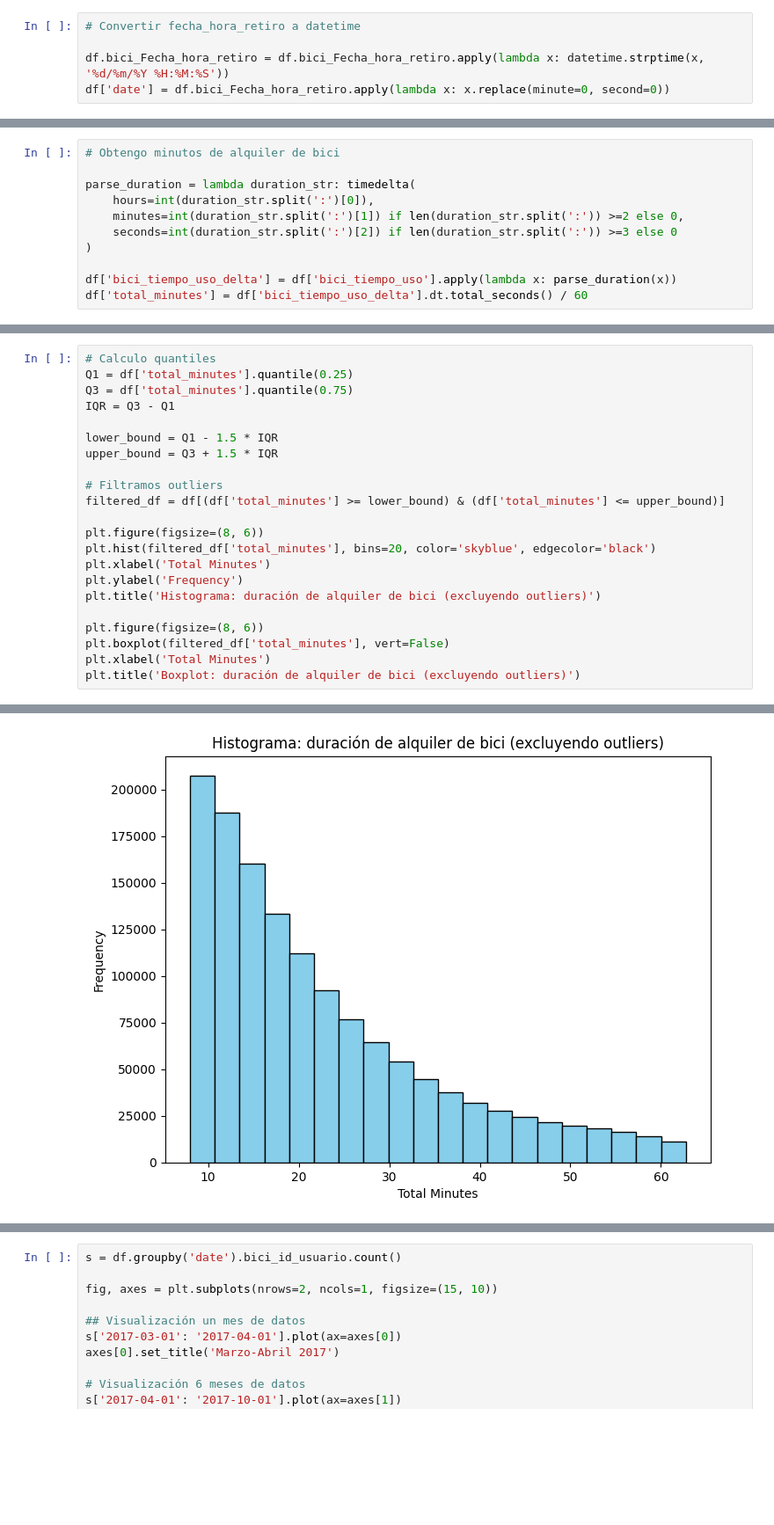
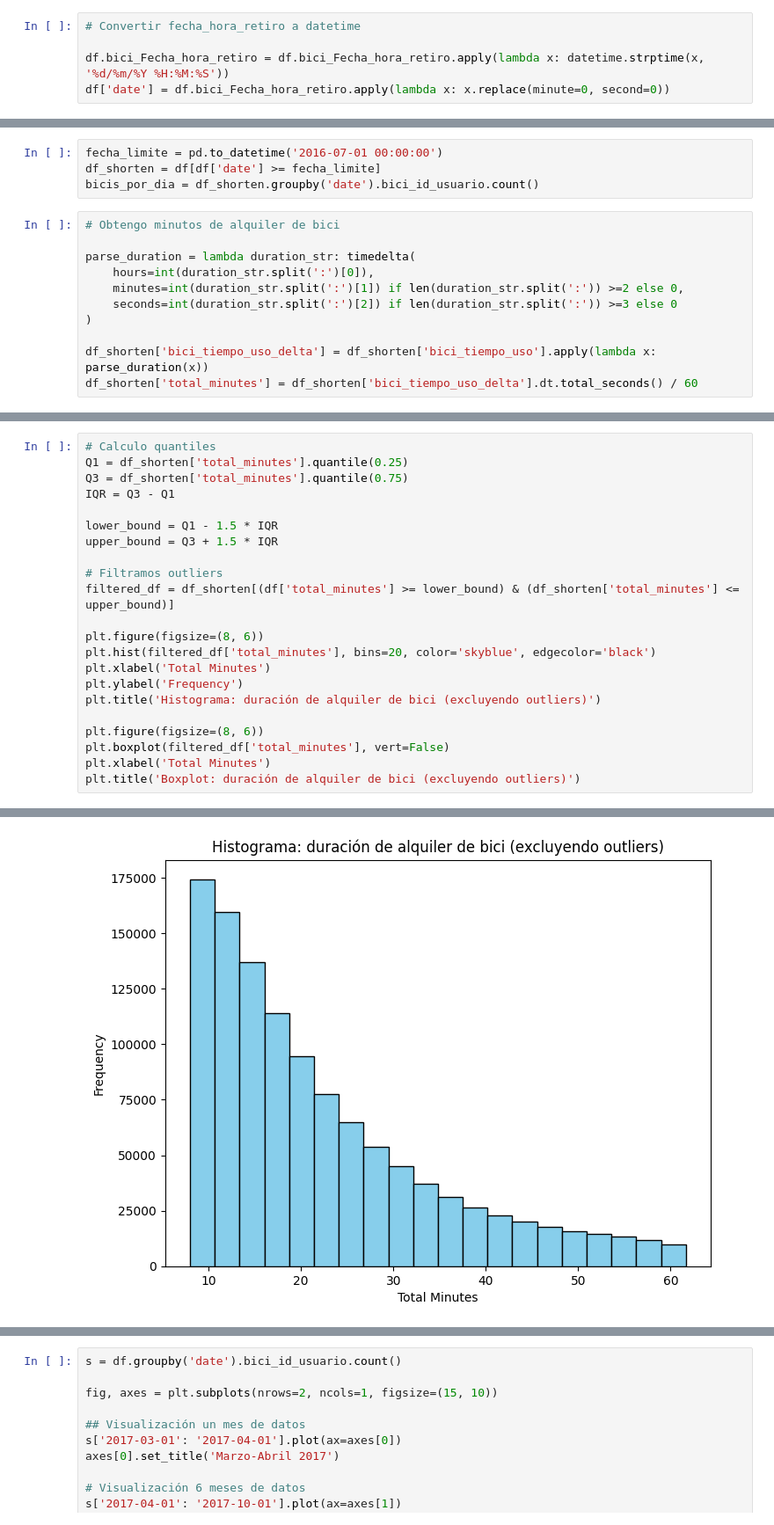
Before and after one commit to marianataglio/seriestemporales, a Jupyter notebook: tp_st.ipynb, the cells around one changed output, grey strips where cells are left out. Shown at 88% size. Cells and saved outputs as stored; diff of their text form; blank space fills up the shorter version.

```diff
--- a/tp_st.ipynb
+++ b/tp_st.ipynb
@@ -43,3 +44,7 @@ Text(0.5, 1.0, 'Alquiler de bicis Mayo 2015 - Julio 2018')
+# %%
+fecha_limite = pd.to_datetime('2016-07-01 00:00:00')
+df_shorten = df[df['date'] >= fecha_limite]
+bicis_por_dia = df_shorten.groupby('date').bici_id_usuario.count()
 # %%
 # Obtengo minutos de alquiler de bici
 
@@ -49,6 +54,6 @@ parse_duration = lambda duration_str: timedelta(
     seconds=int(duration_str.split(':')[2]) if len(duration_str.split(':')) >=3 else 0
 )
 
-df['bici_tiempo_uso_delta'] = df['bici_tiempo_uso'].apply(lambda x: parse_duration(x))
-df['total_minutes'] = df['bici_tiempo_uso_delta'].dt.total_seconds() / 60
+df_shorten['bici_tiempo_uso_delta'] = df_shorten['bici_tiempo_uso'].apply(lambda x: parse_duration(x))
+df_shorten['total_minutes'] = df_shorten['bici_tiempo_uso_delta'].dt.total_seconds() / 60
 # %%
@@ -58,25 +63,25 @@ min(df.total_minutes), max(df.total_minutes)
 # %%
 # Calculo quantiles
-Q1 = df['total_minutes'].quantile(0.25)
-Q3 = df['total_minutes'].quantile(0.75)
+Q1 = df_shorten['total_minutes'].quantile(0.25)
+Q3 = df_shorten['total_minutes'].quantile(0.75)
 IQR = Q3 - Q1
 
 lower_bound = Q1 - 1.5 * IQR
 upper_bound = Q3 + 1.5 * IQR
 
 # Filtramos outliers
-filtered_df = df[(df['total_minutes'] >= lower_bound) & (df['total_minutes'] <= upper_bound)]
+filtered_df = df_shorten[(df['total_minutes'] >= lower_bound) & (df_shorten['total_minutes'] <= upper_bound)]
 
 plt.figure(figsize=(8, 6))
 plt.hist(filtered_df['total_minutes'], bins=20, color='skyblue', edgecolor='black')
 plt.xlabel('Total Minutes')
 plt.ylabel('Frequency')
 plt.title('Histograma: duración de alquiler de bici (excluyendo outliers)')
 
 plt.figure(figsize=(8, 6))
 plt.boxplot(filtered_df['total_minutes'], vert=False)
 plt.xlabel('Total Minutes')
 plt.title('Boxplot: duración de alquiler de bici (excluyendo outliers)')
 # %% [output]
 Text(0.5, 1.0, 'Boxplot: duración de alquiler de bici (excluyendo outliers)')
-[figure, old version]
+[figure, new version]
```
Also changed, not shown: parts of 19 cells of this notebook.
